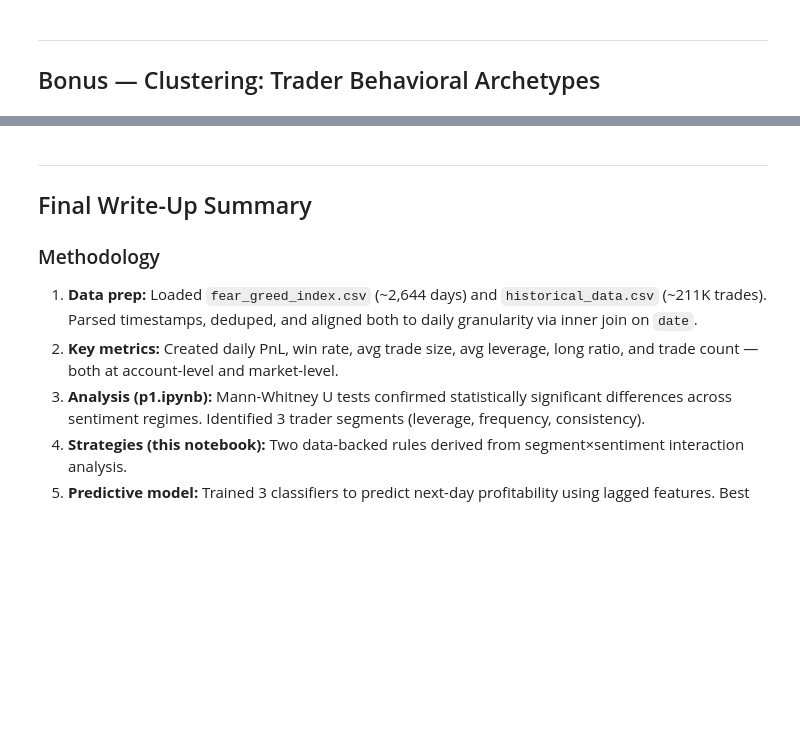
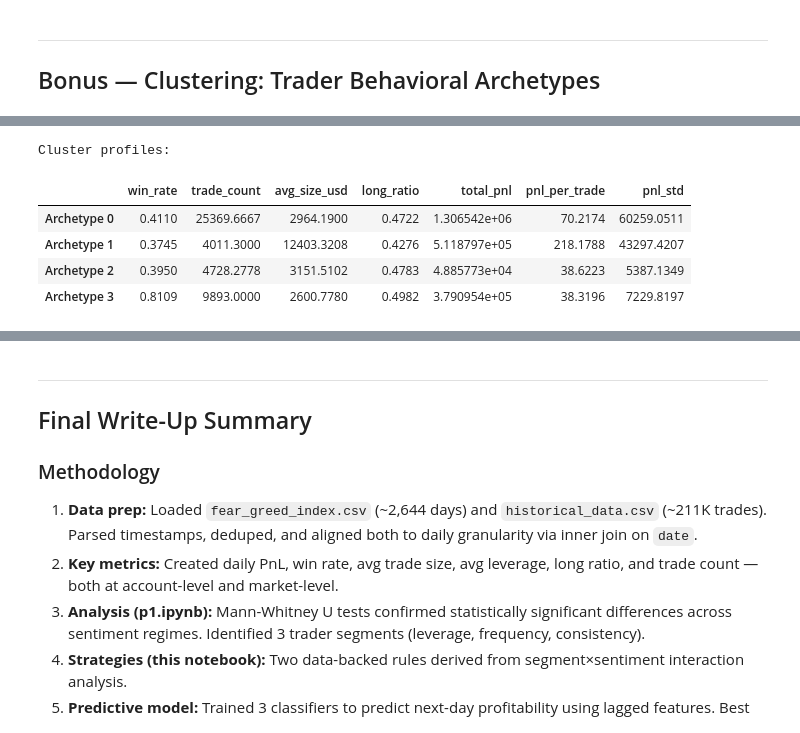
Before and after one commit to bharatbushan03/Data-Science-Intern-Project, a Jupyter notebook: p2.ipynb, the cells around one changed output, grey strips where cells are left out. Drawn from its saved outputs; the diff is of its cells as text; code cells hidden in the pictures; blank space fills up the shorter version.

```diff
--- a/p2.ipynb
+++ b/p2.ipynb
@@ -356,13 +413,22 @@ plt.show()
 # %%
-K = 4  # 4 behavioral archetypes
-km = KMeans(n_clusters=K, random_state=42, n_init='auto')
+K_BEST = 4   # 4 behavioral archetypes
+np.random.seed(42)
+centers_best, labels_best = _vq.kmeans2(X_cl, K_BEST, iter=30, minit='points')
+
 cluster_df = cluster_df.copy()
-cluster_df['cluster'] = km.fit_predict(X_cl)
+cluster_df['cluster'] = labels_best
 
 profile = cluster_df.groupby('cluster')[cluster_feats].mean().round(4)
 profile.index = [f'Archetype {i}' for i in profile.index]
 print('Cluster profiles:')
 profile
+# %% [output]
+Cluster profiles:
+|  | win_rate | trade_count | avg_size_usd | long_ratio | total_pnl | pnl_per_trade | pnl_std |
+| Archetype 0 | 0.4110 | 25369.6667 | 2964.1900 | 0.4722 | 1.306542e+06 | 70.2174 | 60259.0511 |
+| Archetype 1 | 0.3745 | 4011.3000 | 12403.3208 | 0.4276 | 5.118797e+05 | 218.1788 | 43297.4207 |
+| Archetype 2 | 0.3950 | 4728.2778 | 3151.5102 | 0.4783 | 4.885773e+04 | 38.6223 | 5387.1349 |
+| Archetype 3 | 0.8109 | 9893.0000 | 2600.7780 | 0.4982 | 3.790954e+05 | 38.3196 | 7229.8197 |
 # %%
 # PCA 2D + cluster heatmap
 pca = PCA(n_components=2, random_state=42)
```
Also changed, not shown: parts of 10 cells of this notebook, 10 other files.
